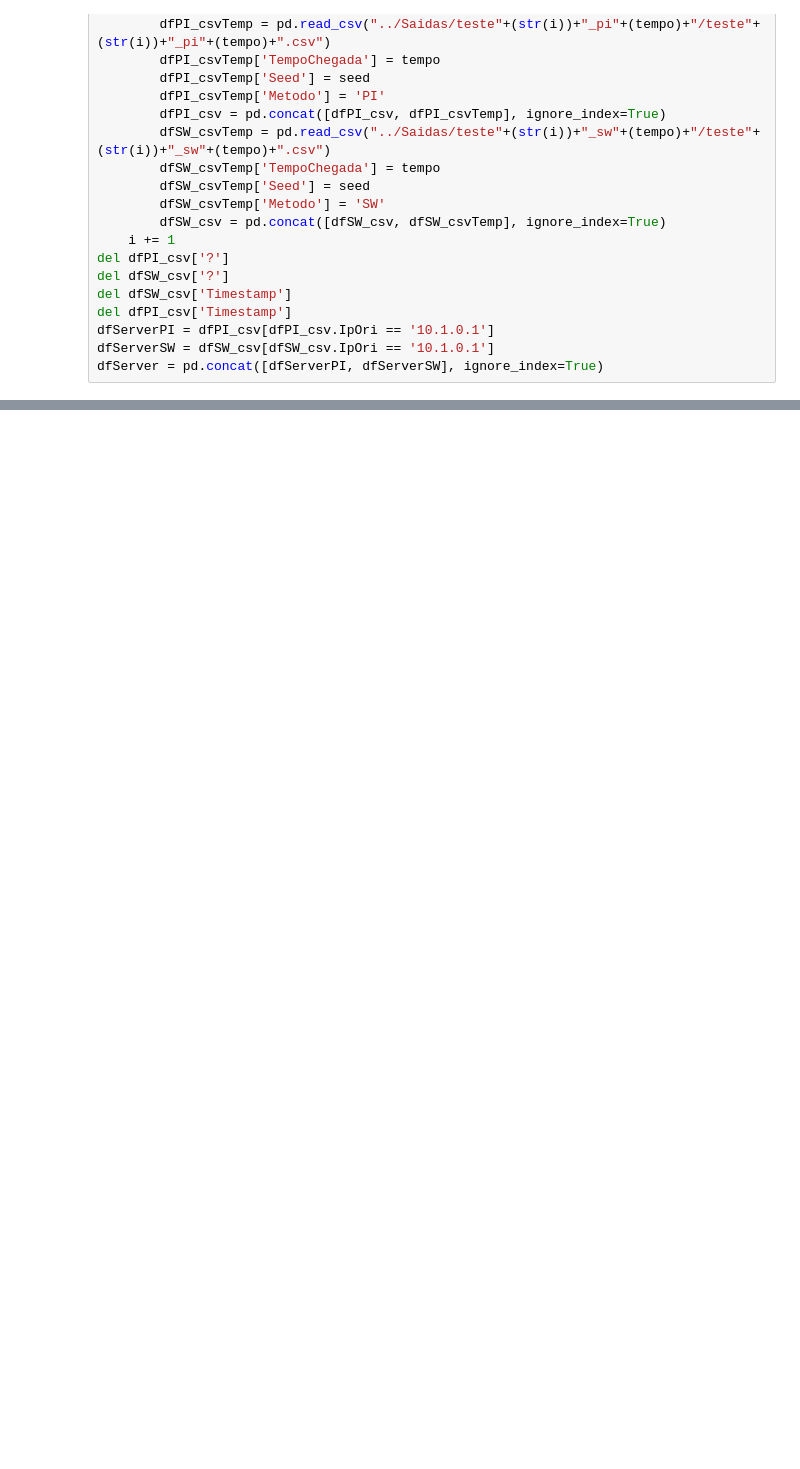
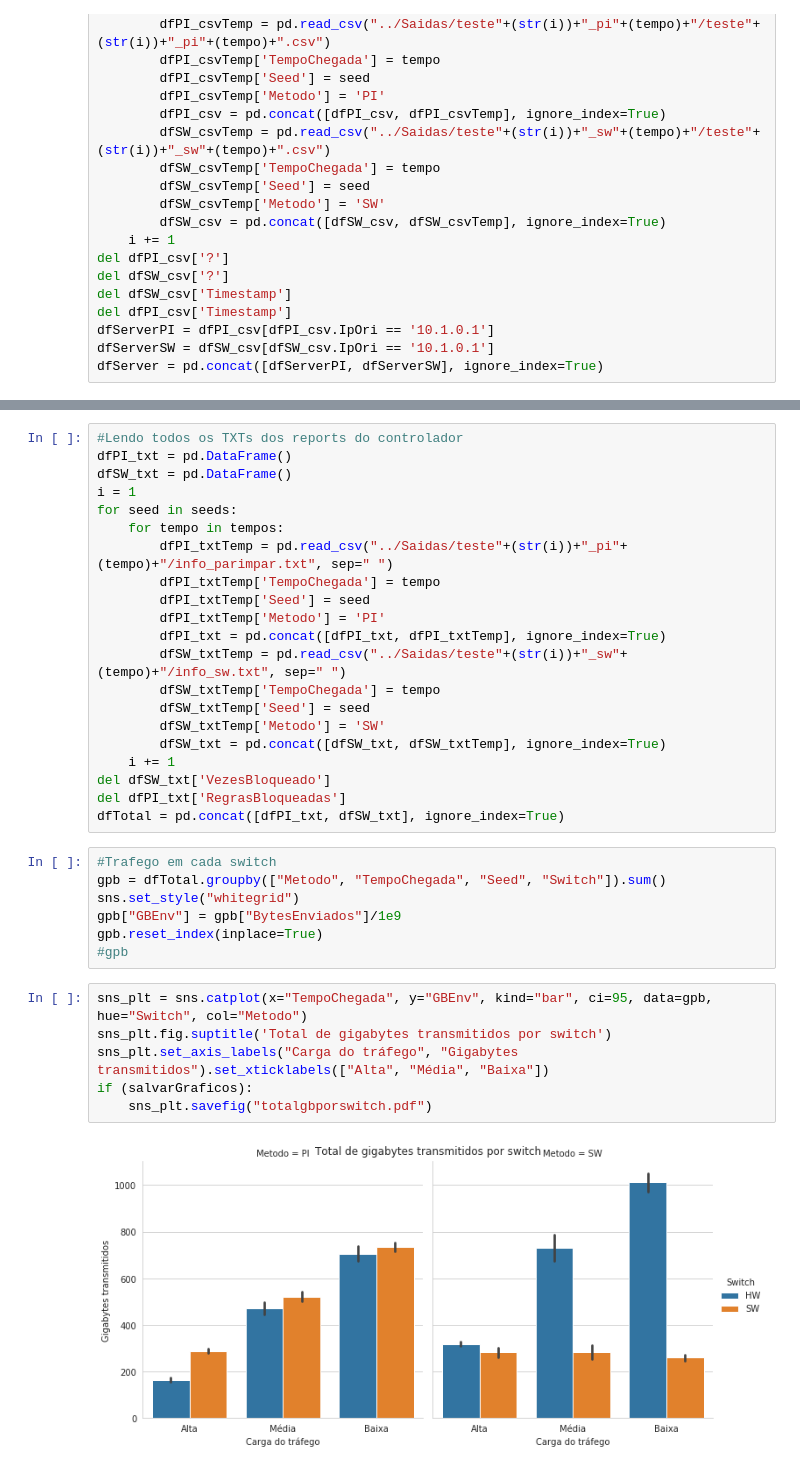
Before and after one commit to pedrobellotti/iperftestes, a Jupyter notebook: Scripts/teste.ipynb, the cells around one changed output, grey strips where cells are left out. Saved outputs shown, nothing was run; the diff lists cells and outputs as text; blank space fills up the shorter version.

```diff
--- a/Scripts/teste.ipynb
+++ b/Scripts/teste.ipynb
@@ -89,3 +87,39 @@ if (salvarGraficos):
+# %%
+#Lendo todos os TXTs dos reports do controlador
+dfPI_txt = pd.DataFrame()
+dfSW_txt = pd.DataFrame()
+i = 1
+for seed in seeds:
+    for tempo in tempos:
+        dfPI_txtTemp = pd.read_csv("../Saidas/teste"+(str(i))+"_pi"+(tempo)+"/info_parimpar.txt", sep=" ")
+        dfPI_txtTemp['TempoChegada'] = tempo
+        dfPI_txtTemp['Seed'] = seed
+        dfPI_txtTemp['Metodo'] = 'PI'
+        dfPI_txt = pd.concat([dfPI_txt, dfPI_txtTemp], ignore_index=True)
+        dfSW_txtTemp = pd.read_csv("../Saidas/teste"+(str(i))+"_sw"+(tempo)+"/info_sw.txt", sep=" ")
+        dfSW_txtTemp['TempoChegada'] = tempo
+        dfSW_txtTemp['Seed'] = seed
+        dfSW_txtTemp['Metodo'] = 'SW'
+        dfSW_txt = pd.concat([dfSW_txt, dfSW_txtTemp], ignore_index=True)
+    i += 1
+del dfSW_txt['VezesBloqueado']
+del dfPI_txt['RegrasBloqueadas']
+dfTotal = pd.concat([dfPI_txt, dfSW_txt], ignore_index=True)
+# %%
+#Trafego em cada switch
+gpb = dfTotal.groupby(["Metodo", "TempoChegada", "Seed", "Switch"]).sum()
+sns.set_style("whitegrid")
+gpb["GBEnv"] = gpb["BytesEnviados"]/1e9
+gpb.reset_index(inplace=True)
+#gpb
+# %%
+sns_plt = sns.catplot(x="TempoChegada", y="GBEnv", kind="bar", ci=95, data=gpb, hue="Switch", col="Metodo")
+sns_plt.fig.suptitle('Total de gigabytes transmitidos por switch')
+sns_plt.set_axis_labels("Carga do tráfego", "Gigabytes transmitidos").set_xticklabels(["Alta", "Média", "Baixa"])
+if (salvarGraficos):
+    sns_plt.savefig("totalgbporswitch.pdf")
+# %% [output]
+[figure, added]
 # %%
 #Perda de pacotes total
 gpb = dfServer.groupby(["Metodo", "TempoChegada", "Seed"]).sum()
```
Also changed, not shown: parts of 5 cells of this notebook, 28 other files.
